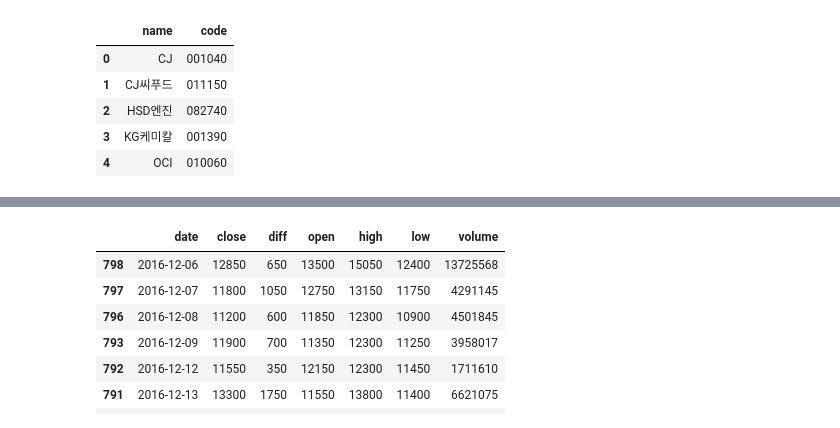
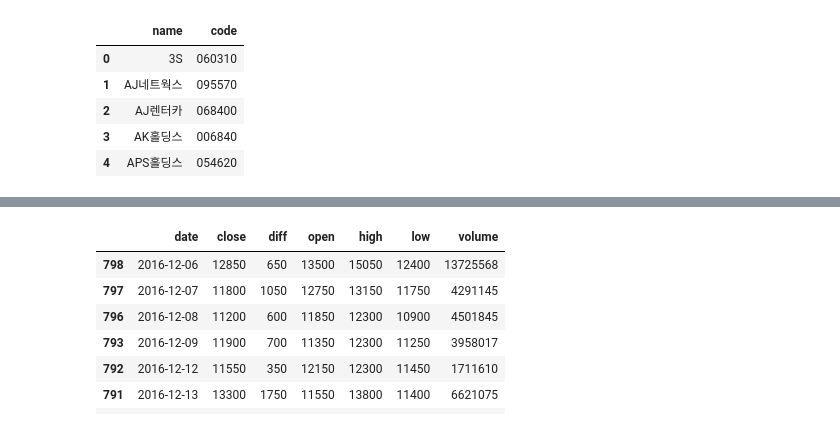
Before and after one commit to sept1022/finance, a Jupyter notebook: notebook/Finance.ipynb, the cells around one changed output, grey strips where cells are left out. Cells and saved outputs as stored; diff of their text form; code cells hidden in the pictures.

Commit message:
종목코드 테이블 교체

```diff
--- a/notebook/Finance.ipynb
+++ b/notebook/Finance.ipynb
@@ -1,19 +1,26 @@
 # %%
 import pandas as pd
-code_df = pd.read_html('http://kind.krx.co.kr/corpgeneral/corpList.do?method=download&searchType=13', header=0)[0]
-# 종목코드가 6자리이기 때문에 6자리를 맞춰주기 위해 설정해줌
-code_df.종목코드 = code_df.종목코드.map('{:06d}'.format) # 우리가 필요한 것은 회사명과 종목코드이기 때문에 필요없는 column들은 제외해준다.
-code_df = code_df[['회사명', '종목코드']] # 한글로된 컬럼명을 영어로 바꿔준다.
-code_df = code_df.rename(columns={'회사명': 'name', '종목코드': 'code'})
+
+#1. http://marketdata.krx.co.kr/contents/MKD/04/0406/04060100/MKD04060100.jsp에서 excel download -> csv 변환
+code_df = pd.read_csv('../data/data.csv')
+
+# code_df = pd.read_html('http://kind.krx.co.kr/corpgeneral/corpList.do?method=download&searchType=13', header=0)[0]
+#  종목코드가 6자리이기 때문에 6자리를 맞춰주기 위해 설정해줌
+
+code_df.종목코드 = code_df.종목코드.map('{:06d}'.format)
+# 우리가 필요한 것은 회사명과 종목코드이기 때문에 필요없는 column들은 제외해준다.
+code_df = code_df[['기업명', '종목코드']]
+# 한글로된 컬럼명을 영어로 바꿔준다.
+code_df = code_df.rename(columns={'기업명': 'name', '종목코드': 'code'})
 
 code_df.head()
 # %% [output]
 |  | name | code |
-| 0 | CJ | 001040 |
-| 1 | CJ씨푸드 | 011150 |
-| 2 | HSD엔진 | 082740 |
-| 3 | KG케미칼 | 001390 |
-| 4 | OCI | 010060 |
+| 0 | 3S | 060310 |
+| 1 | AJ네트웍스 | 095570 |
+| 2 | AJ렌터카 | 068400 |
+| 3 | AK홀딩스 | 006840 |
+| 4 | APS홀딩스 | 054620 |
 # %%
 import requests, time
 from bs4 import BeautifulSoup
```
Also changed, not shown: parts of 1 cell of this notebook, 3 other files.
